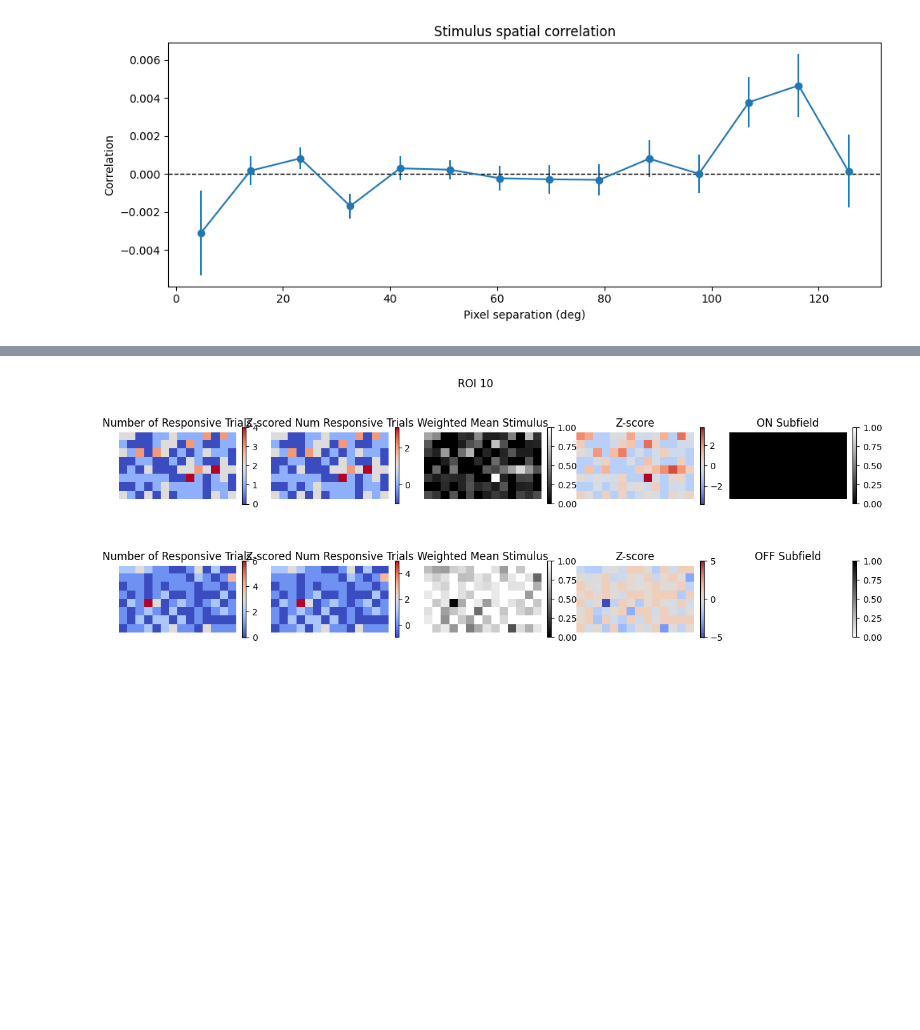
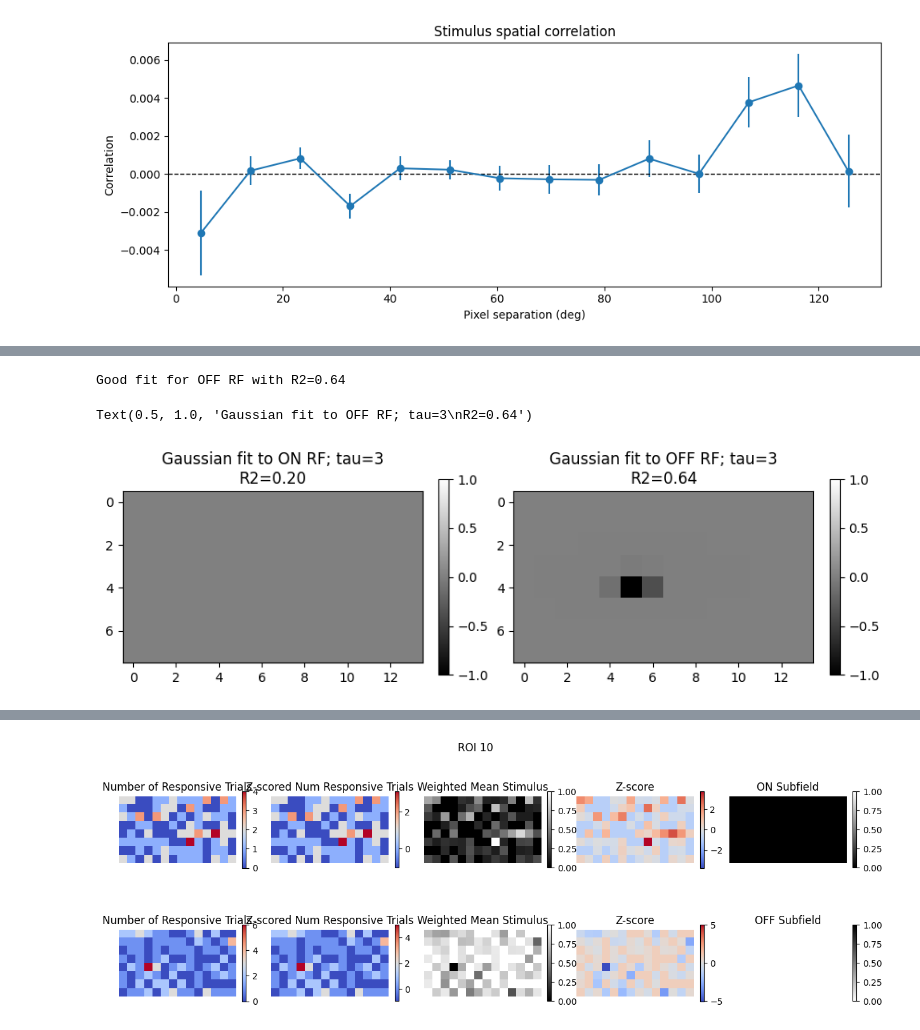
Before and after one commit to naomidonovan1/allen_v1dd, a Jupyter notebook: src/allen_v1dd/demo.ipynb, the cells around one changed output, grey strips where cells are left out. Drawn from its saved outputs; the diff is of its cells as text; code cells hidden in the pictures; blank space fills up the shorter version.

```diff
--- a/src/allen_v1dd/demo.ipynb
+++ b/src/allen_v1dd/demo.ipynb
@@ -186,0 +429,46 @@ break
+# %%
+fig, axs = plt.subplots(1, 2, figsize=(10, 5))
+r2_threshold = 0.2
+res = 1
+
+data = k_on.reshape(lsn.image_shape)
+popt, pcov, fitted_data, r2 = fit_gaussian(data)
+
+# Generate fitted data for visualization
+x = np.arange(0, data.shape[1], res)
+y = np.arange(0, data.shape[0], res)
+x, y = np.meshgrid(x, y)
+
+fitted_data = twoD_Gaussian((x, y), *popt).reshape(int(data.shape[0]*(1/res)), int(data.shape[1]*(1/res)))
+if r2 > r2_threshold:
+    print(f'Good fit for OFF RF with R2={r2:.2f}')
+    subfield = (fitted_data - np.median(fitted_data)) / np.max(np.abs(fitted_data - np.median(fitted_data)))
+else:
+    subfield = np.zeros_like(data)
+
+sub4 = axs[0].imshow(subfield, cmap='binary_r', vmin=-1, vmax=1)
+plt.colorbar(sub4, ax=axs[0], fraction=0.03)
+axs[0].set_title(f'Gaussian fit to ON RF; tau={tau}\nR2={r2:.2f}' if r2 is not None else "Fit failed")
+
+data = k_off.reshape(lsn.image_shape)
+popt, pcov, fitted_data, r2 = fit_gaussian(data)
+
+# Generate fitted data for visualization
+x = np.arange(0, data.shape[1], res)
+y = np.arange(0, data.shape[0], res)
+x, y = np.meshgrid(x, y)
+
+fitted_data = twoD_Gaussian((x, y), *popt).reshape(int(data.shape[0]*(1/res)), int(data.shape[1]*(1/res)))
+if r2 > r2_threshold:
+    print(f'Good fit for OFF RF with R2={r2:.2f}')
+    subfield = (fitted_data - np.median(fitted_data)) / np.max(np.abs(fitted_data - np.median(fitted_data)))
+else:
+    subfield = np.zeros_like(data)
+
+sub4 = axs[1].imshow(subfield, cmap='binary_r', vmin=-1, vmax=1)
+plt.colorbar(sub4, ax=axs[1], fraction=0.03)
+axs[1].set_title(f'Gaussian fit to OFF RF; tau={tau}\nR2={r2:.2f}' if r2 is not None else "Fit failed")
+# %% [output]
+Good fit for OFF RF with R2=0.64
+Text(0.5, 1.0, 'Gaussian fit to OFF RF; tau=3\nR2=0.64')
+[figure, added]
```
Also changed, not shown: parts of 9 cells of this notebook.
